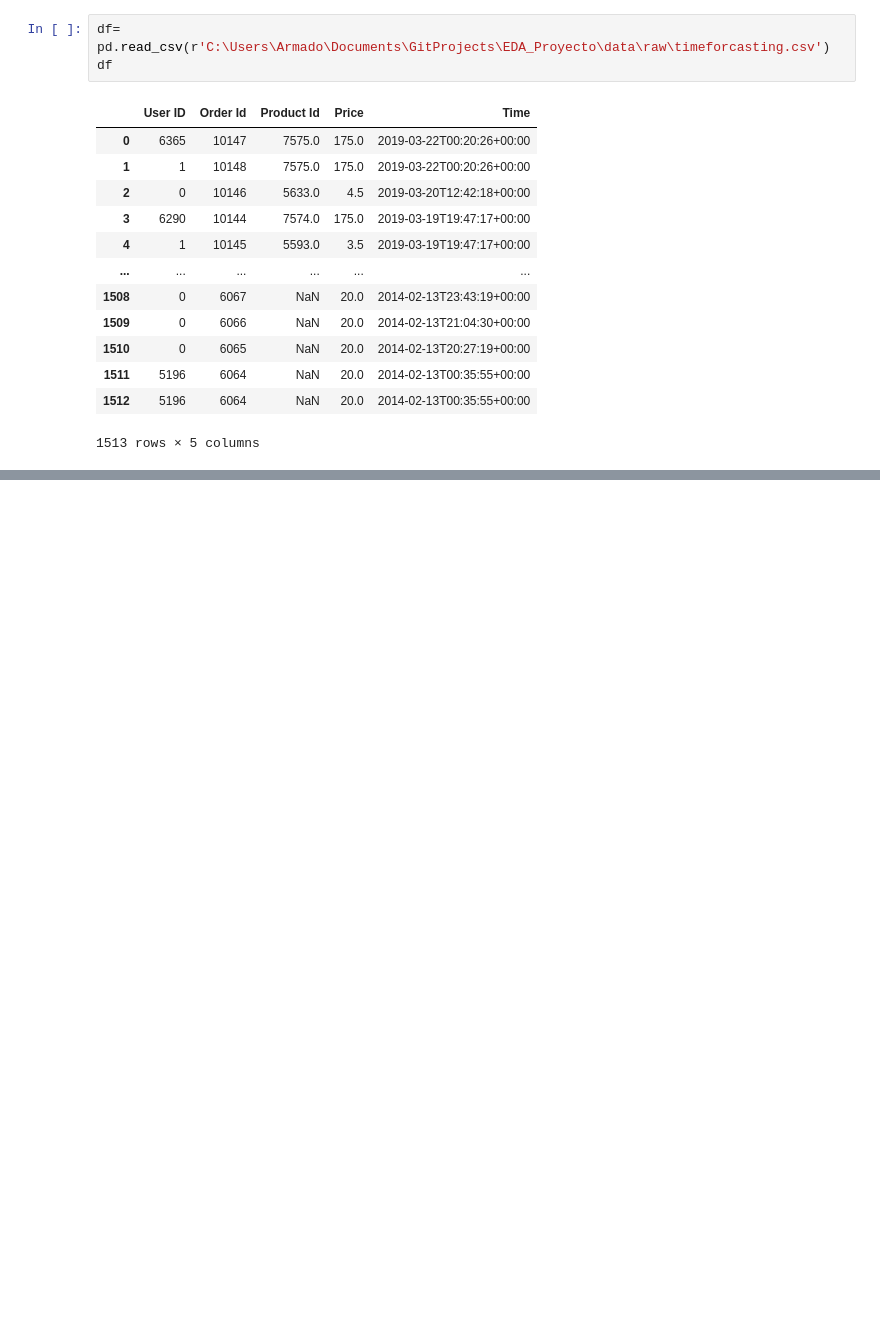
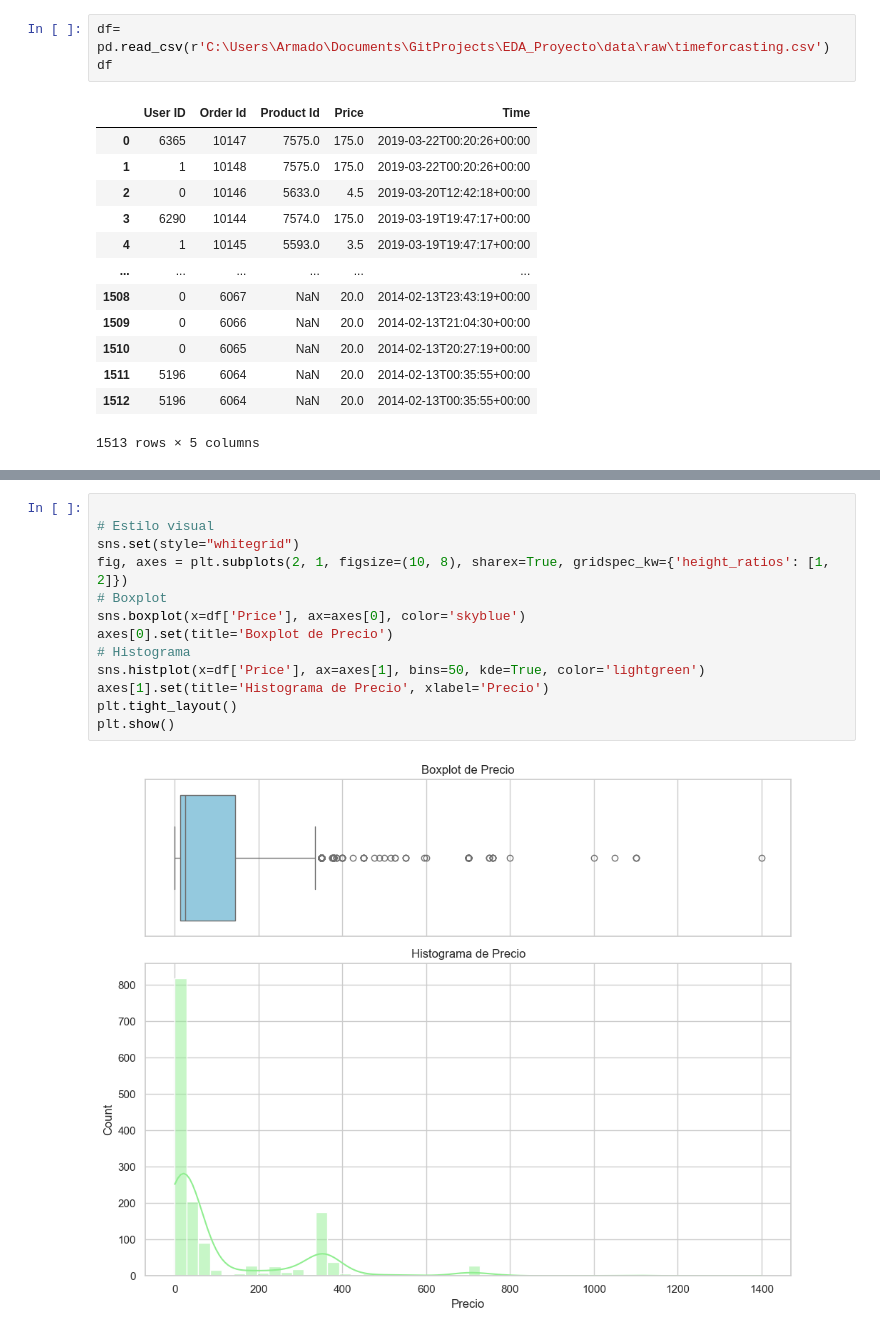
Before and after one commit to armand-analytics/Forecasting, a Jupyter notebook: notebooks/01_EDA.ipynb, the cells around one changed output, grey strips where cells are left out. Drawn from its saved outputs; the diff is of its cells as text; blank space fills up the shorter version.

```diff
--- a/notebooks/01_EDA.ipynb
+++ b/notebooks/01_EDA.ipynb
@@ -24,0 +43,15 @@ Un User ID aparece multiples veces con diferentes Product ID con diferentes valo
+# %%
+
+# Estilo visual
+sns.set(style="whitegrid")
+fig, axes = plt.subplots(2, 1, figsize=(10, 8), sharex=True, gridspec_kw={'height_ratios': [1, 2]})
+# Boxplot
+sns.boxplot(x=df['Price'], ax=axes[0], color='skyblue')
+axes[0].set(title='Boxplot de Precio')
+# Histograma
+sns.histplot(x=df['Price'], ax=axes[1], bins=50, kde=True, color='lightgreen')
+axes[1].set(title='Histograma de Precio', xlabel='Precio')
+plt.tight_layout()
+plt.show()
+# %% [output]
+[figure, added]
```
Also changed, not shown: parts of 9 cells of this notebook, 1 other file.
